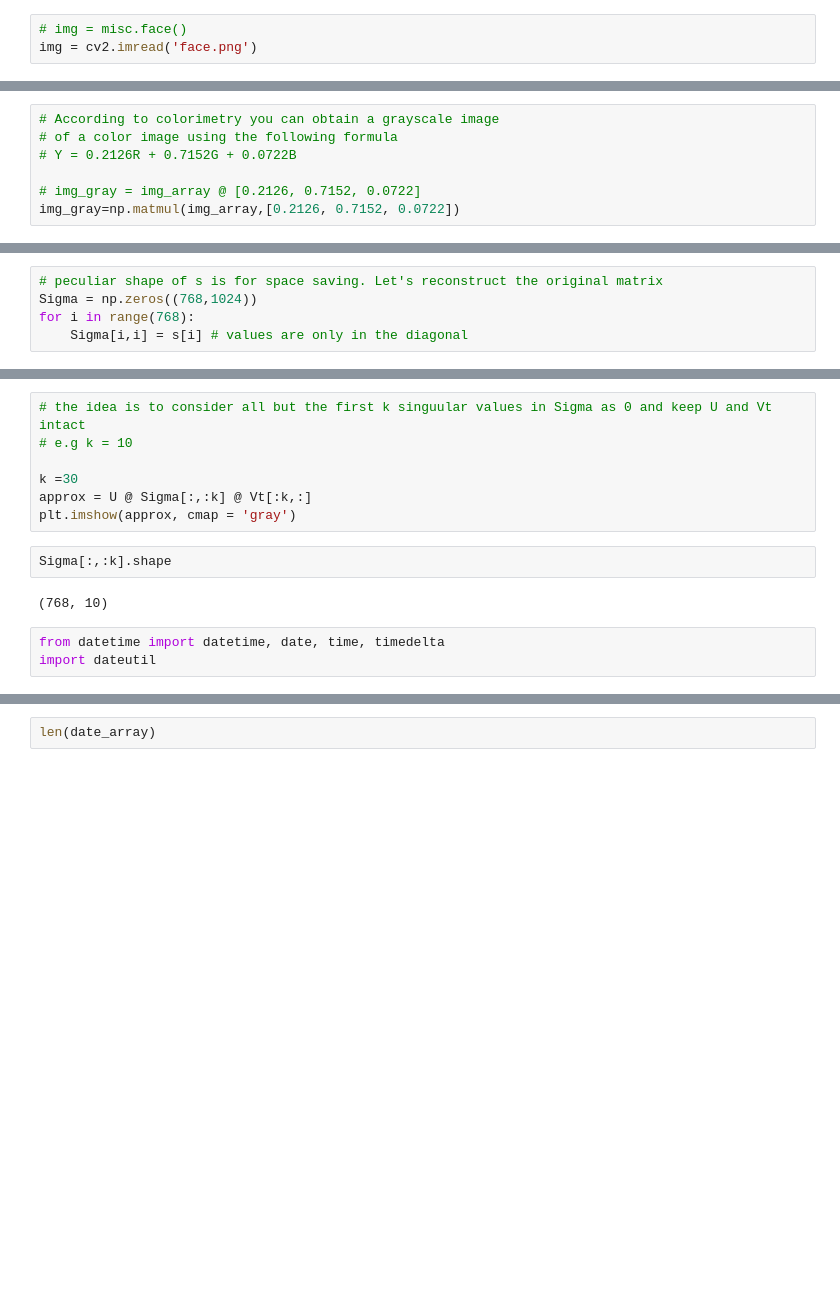
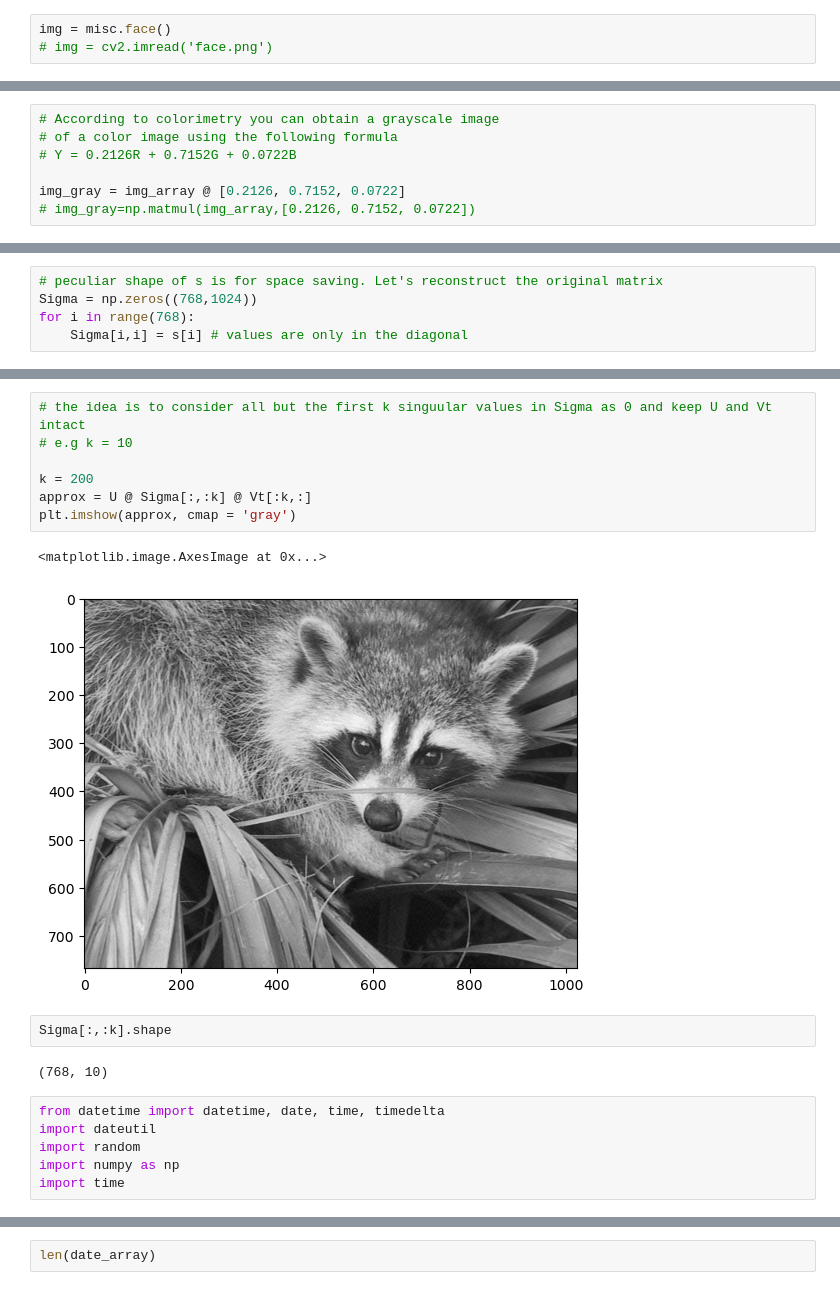
Before and after one commit to rukangu/infoClassWork, a Jupyter notebook: numpy_datetime/numpy_datetime.ipynb, the cells around one changed output, grey strips where cells are left out. Cells and saved outputs as stored; diff of their text form; blank space fills up the shorter version.

```diff
--- a/numpy_datetime/numpy_datetime.ipynb
+++ b/numpy_datetime/numpy_datetime.ipynb
@@ -6,8 +6,8 @@ import cv2
 import matplotlib.pyplot as plt
 from scipy import misc
 # %%
-# img = misc.face()
-img = cv2.imread('face.png')
+img = misc.face()
+# img = cv2.imread('face.png')
 # %%
 # show the image
 plt.imshow(img)
@@ -49,8 +71,8 @@ blue_channel = img_array[:,:,2]
 # of a color image using the following formula
 # Y = 0.2126R + 0.7152G + 0.0722B
 
-# img_gray = img_array @ [0.2126, 0.7152, 0.0722]
-img_gray=np.matmul(img_array,[0.2126, 0.7152, 0.0722])
+img_gray = img_array @ [0.2126, 0.7152, 0.0722]
+# img_gray=np.matmul(img_array,[0.2126, 0.7152, 0.0722])
 # %%
 img_gray.shape
 # %% [output]
@@ -83,10 +151,13 @@ plt.title('SVD')
 # %%
 # the idea is to consider all but the first k singuular values in Sigma as 0 and keep U and Vt intact
 # e.g k = 10
 
-k =30
+k = 200
 approx = U @ Sigma[:,:k] @ Vt[:k,:]
 plt.imshow(approx, cmap = 'gray')
+# %% [output]
+<matplotlib.image.AxesImage at 0x...>
+[figure, added]
 # %%
 Sigma[:,:k].shape
 # %% [output]
@@ -94,6 +165,9 @@ Sigma[:,:k].shape
 # %%
 from datetime import datetime, date, time, timedelta
 import dateutil
+import random
+import numpy as np
+import time
 # %%
 # let's create our own database
 
```
Also changed, not shown: parts of 23 cells of this notebook, 3 other files.
